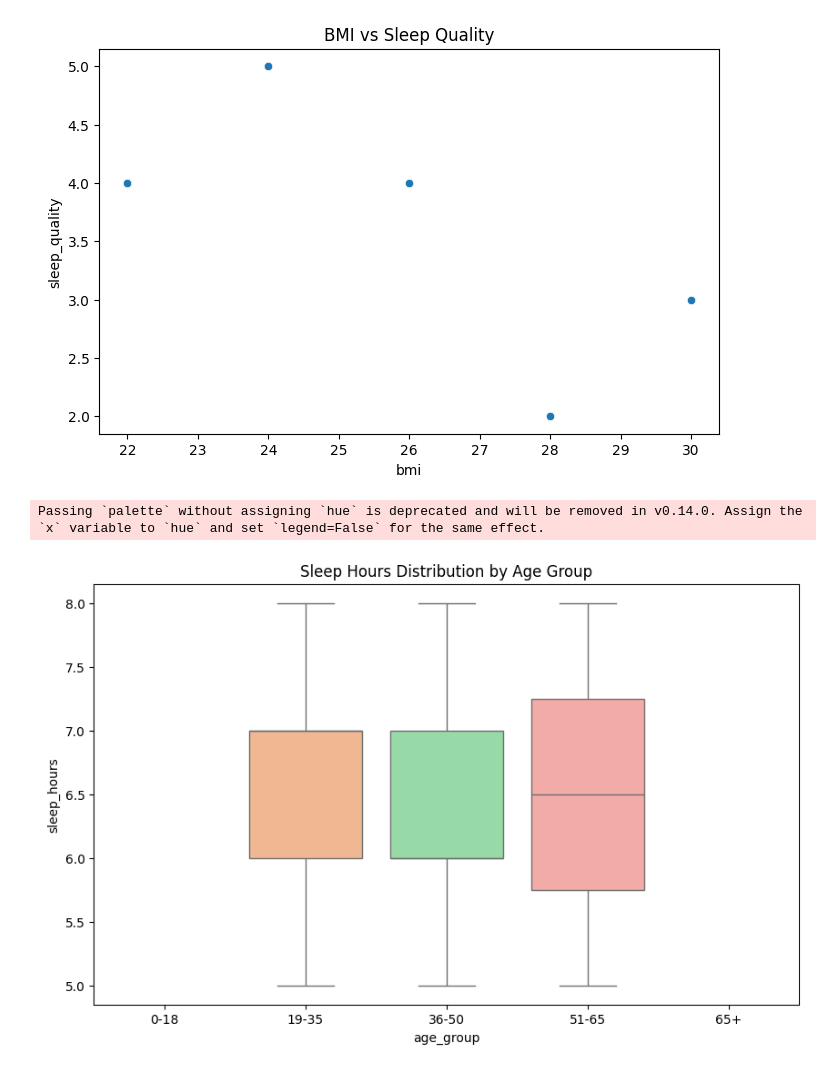
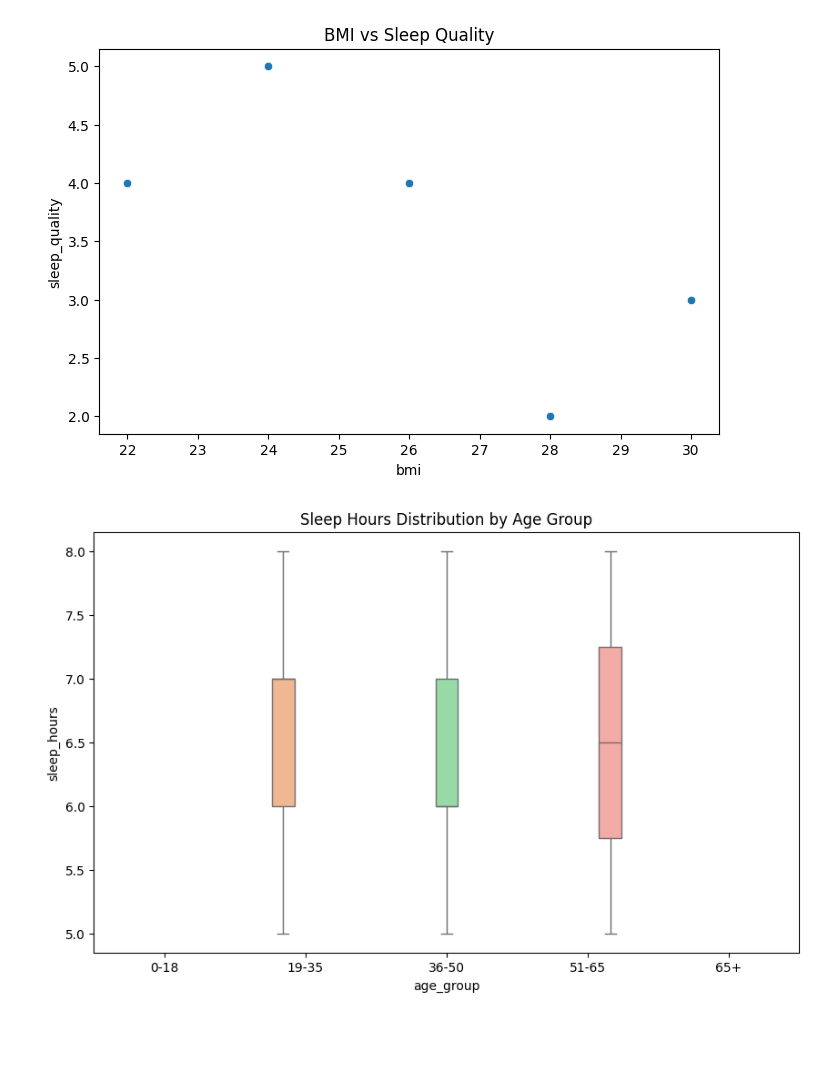
Before and after one commit to Miloss11/sleep-health-lifestyle-analysis, a Jupyter notebook: Sleep_Health_Lifestyle_Analysis.ipynb, the cells around one changed output. Cells and saved outputs as stored; diff of their text form; code cells hidden in the pictures; blank space fills up the shorter version.

Commit message:
Update notebook with cleaned up graphs and outputs

```diff
--- a/Sleep_Health_Lifestyle_Analysis.ipynb
+++ b/Sleep_Health_Lifestyle_Analysis.ipynb
@@ -70,18 +72,13 @@ plt.show()
 stress_map = {'Low': 0, 'Medium': 1, 'High': 2}
 df['stress_level_num'] = df['stress_level'].map(stress_map)
 # %%
-
 # Create age groups for boxplot
 df['age_group'] = pd.cut(df['age'], bins=[0, 18, 35, 50, 65, 100],
                          labels=['0-18', '19-35', '36-50', '51-65', '65+'])
+plt.figure(figsize=(10,6))
+sns.boxplot(x='age_group', y='sleep_hours', hue='age_group', data=df, palette='pastel', legend=False)
+plt.title('Sleep Hours Distribution by Age Group')
+plt.show()
+# %% [output]
+[figure, added]
-# %%
-
-# Plot 5: Sleep Hours Distribution by Age Group
-plt.figure(figsize=(10,6))
-sns.boxplot(x='age_group', y='sleep_hours', data=df, palette='pastel')
-plt.title('Sleep Hours Distribution by Age Group')
-plt.show()
-# %% [output]
-Passing `palette` without assigning `hue` is deprecated and will be removed in v0.14.0. Assign the `x` variable to `hue` and set `legend=False` for the same effect.
-[figure, removed]
 # %%
```
Also changed, not shown: parts of 4 cells of this notebook.
